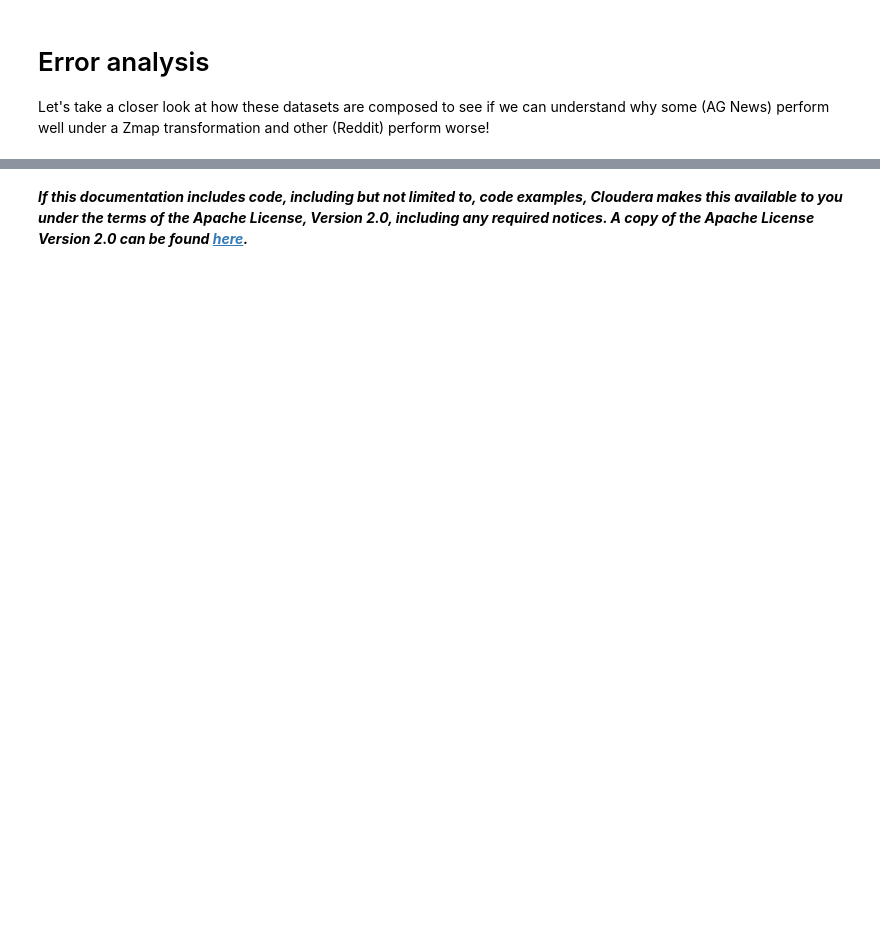
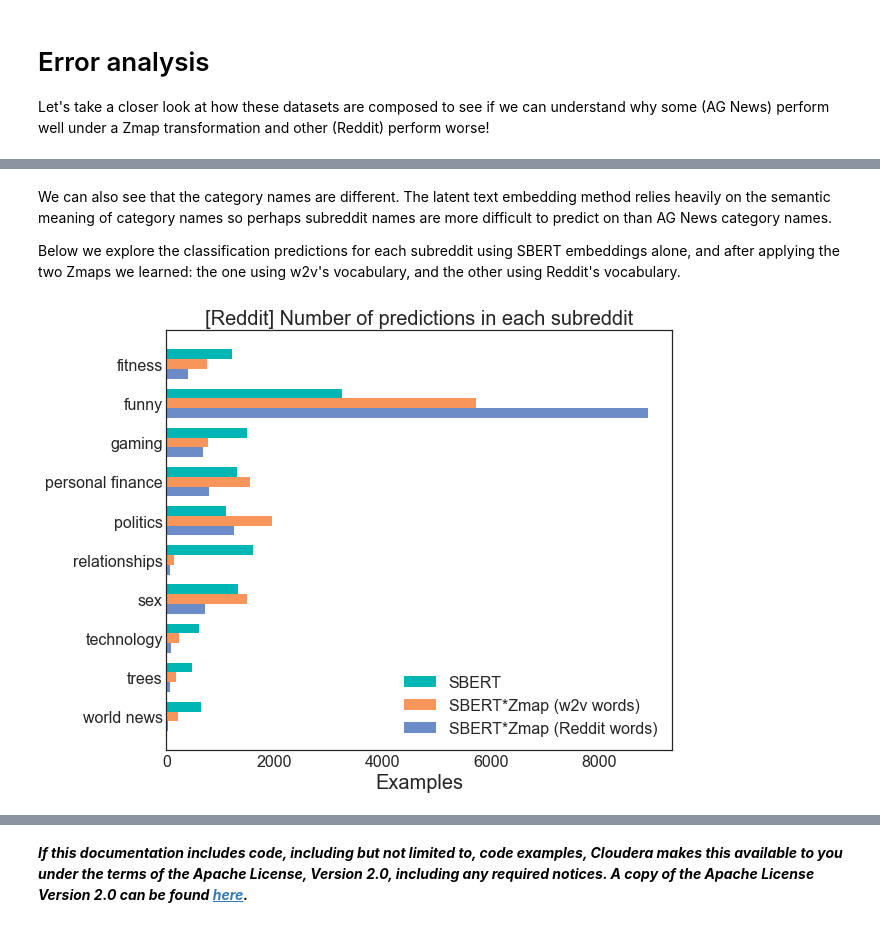
Before and after one commit to fastforwardlabs/few-shot-text-classification, a Jupyter notebook: notebooks/Zmap_Experiments.ipynb, the cells around one changed output, grey strips where cells are left out. Saved outputs shown, nothing was run; the diff lists cells and outputs as text; code cells hidden in the pictures; blank space fills up the shorter version.

Commit message:
finish updating Zmap notebook including refactor and additionanl documentation

```diff
--- a/notebooks/Zmap_Experiments.ipynb
+++ b/notebooks/Zmap_Experiments.ipynb
@@ -118,0 +102,2 @@ KeyboardInterrupt:
+# %%
+reddit_data = load_or_cache_data("data/reddit", "reddit")
@@ -433 +418,9 @@ redditsample_acc
+# %% [markdown]
+We can also see that the category names are different.  The latent text embedding method relies heavily on the semantic meaning of category names so perhaps subreddit names are more difficult to predict on than AG News category names.
+
+Below we explore the classification predictions for each subreddit using SBERT embeddings alone, and after applying the two Zmaps we learned: the one using w2v's vocabulary, and the other using Reddit's vocabulary.
+# %%
+acc, preds = predict_and_score(reddit_data, linear_maps=None, return_predictions=True)
+acc, preds_zw2v = predict_and_score(reddit_data, linear_maps=[Zmap_w2v], return_predictions=True)
+acc, preds_zred = predict_and_score(reddit_data, linear_maps=[Zmap_redditwords], return_predictions=True)
 # %%
@@ -444,32 +439,33 @@ plt.style.use("seaborn-white")
 fig = plt.figure(figsize=(9,7))
 ax = fig.add_subplot(111)
 
 width = .25
 ax.barh(np.array(thing)-width,
          best_counts,
          height=width,
          color=cldr_colors[0],
          label='SBERT'
         )
 ax.barh(np.array(thing),
          best_zw2v_counts,
-
          height=width,
          color=cldr_colors[1],
          label='SBERT*Zmap (w2v words)'
          )
 ax.barh(np.array(thing)+width,
          best_zred_counts,
-
          height=width,
          color=cldr_colors[2],
          label='SBERT*Zmap (Reddit words)'
          )
 ax.set_yticks(thing)
 ax.set_yticklabels(reddit_data.categories)
 ax.invert_yaxis()
 ax.tick_params(axis="both", labelsize=16)
 ax.set_xlabel("Examples", fontsize=20);
 ax.legend(frameon=False, fontsize=16);
+ax.set_title("[Reddit] Number of predictions in each subreddit", fontsize=20)
 plt.tight_layout()
 plt.savefig("reddit_bycategory.png", transparent=True, dpi=150)
+# %% [output]
+[figure, added]
```
Also changed, not shown: parts of 52 cells of this notebook.
